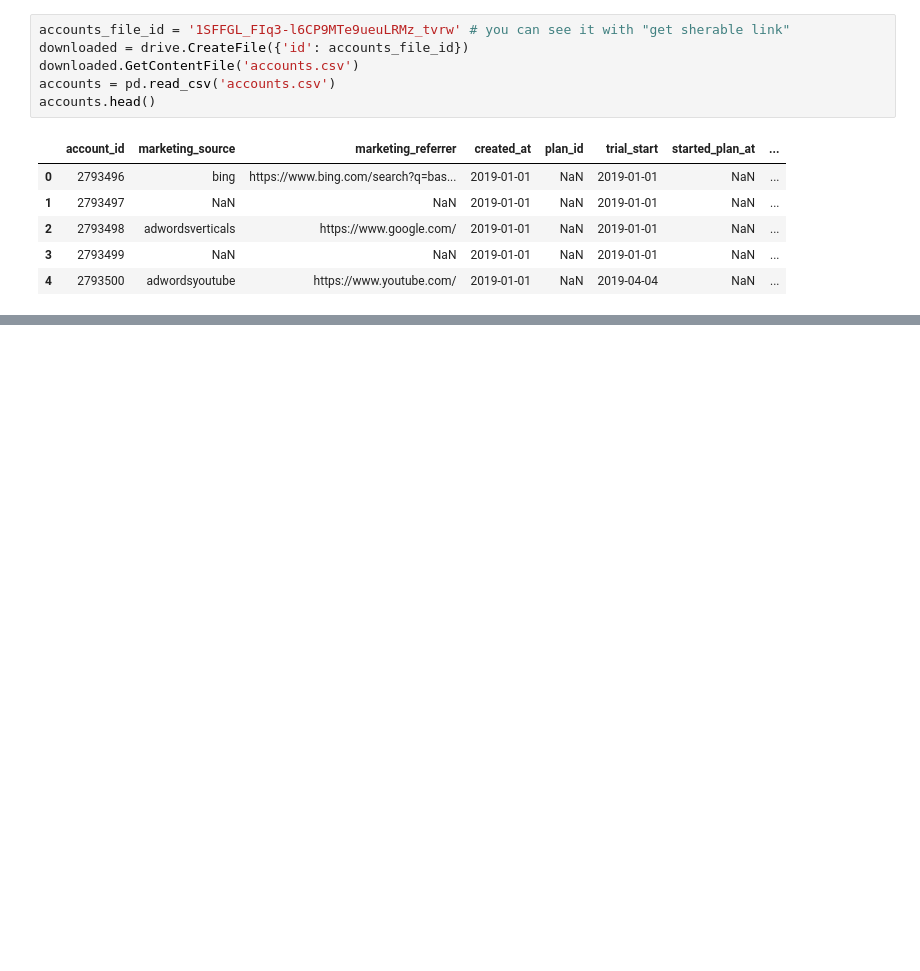
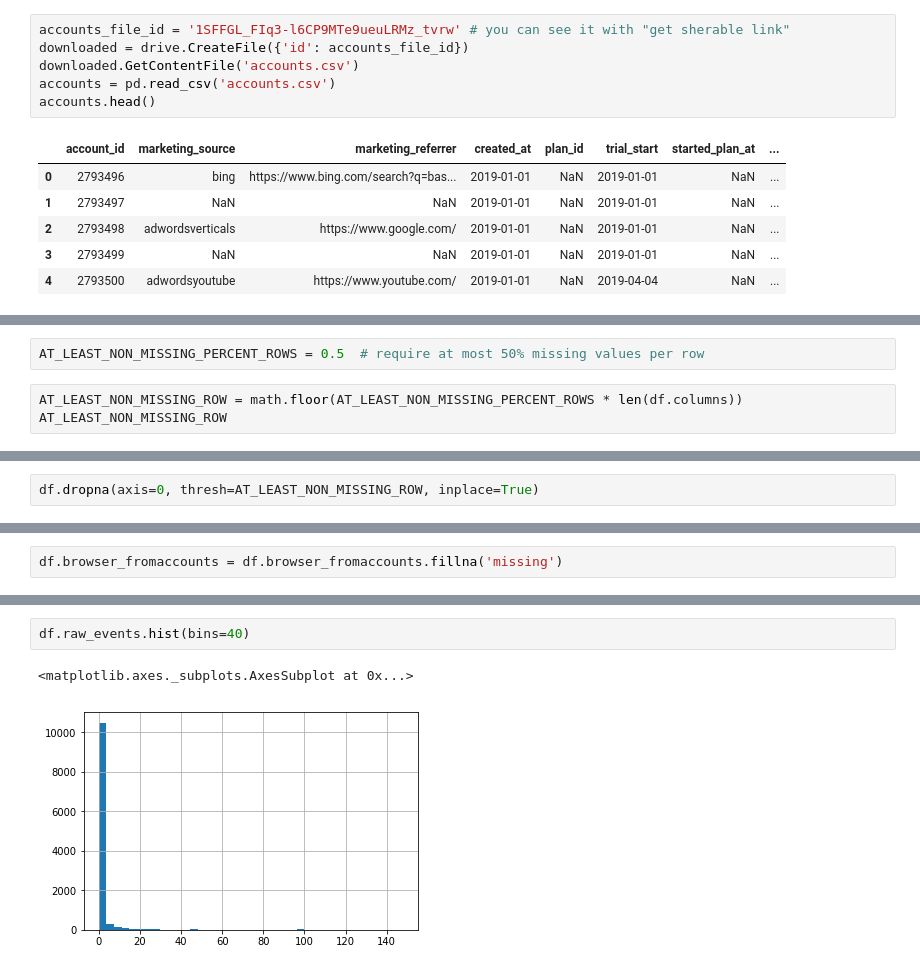
Before and after one commit to DataHackIL/DataLearn-ML-Intro-2019, a Jupyter notebook: part_5.Preprocessing.ipynb, the cells around one changed output, grey strips where cells are left out. Drawn from its saved outputs; the diff is of its cells as text; blank space fills up the shorter version.

```diff
--- a/part_5.Preprocessing.ipynb
+++ b/part_5.Preprocessing.ipynb
@@ -87,0 +88,5 @@ joined_data = \
+# %%
+AT_LEAST_NON_MISSING_PERCENT_ROWS = 0.5  # require at most 50% missing values per row
+# %%
+AT_LEAST_NON_MISSING_ROW = math.floor(AT_LEAST_NON_MISSING_PERCENT_ROWS * len(df.columns))
+AT_LEAST_NON_MISSING_ROW
@@ -87,0 +95,2 @@ joined_data = \
+# %%
+df.dropna(axis=0, thresh=AT_LEAST_NON_MISSING_ROW, inplace=True)
@@ -87,0 +185,2 @@ joined_data = \
+# %%
+df.browser_fromaccounts = df.browser_fromaccounts.fillna('missing')
@@ -87,0 +212,5 @@ joined_data = \
+# %%
+df.raw_events.hist(bins=40)
+# %% [output]
+<matplotlib.axes._subplots.AxesSubplot at 0x...>
+[figure, added]
```
Also changed, not shown: parts of 55 cells of this notebook, 1 other file.
